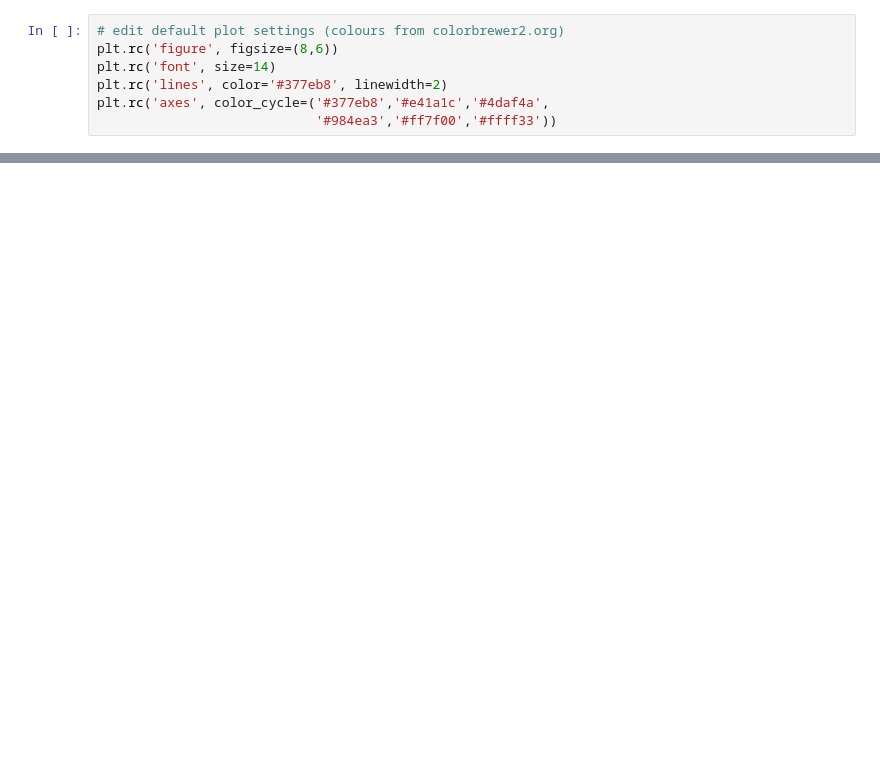
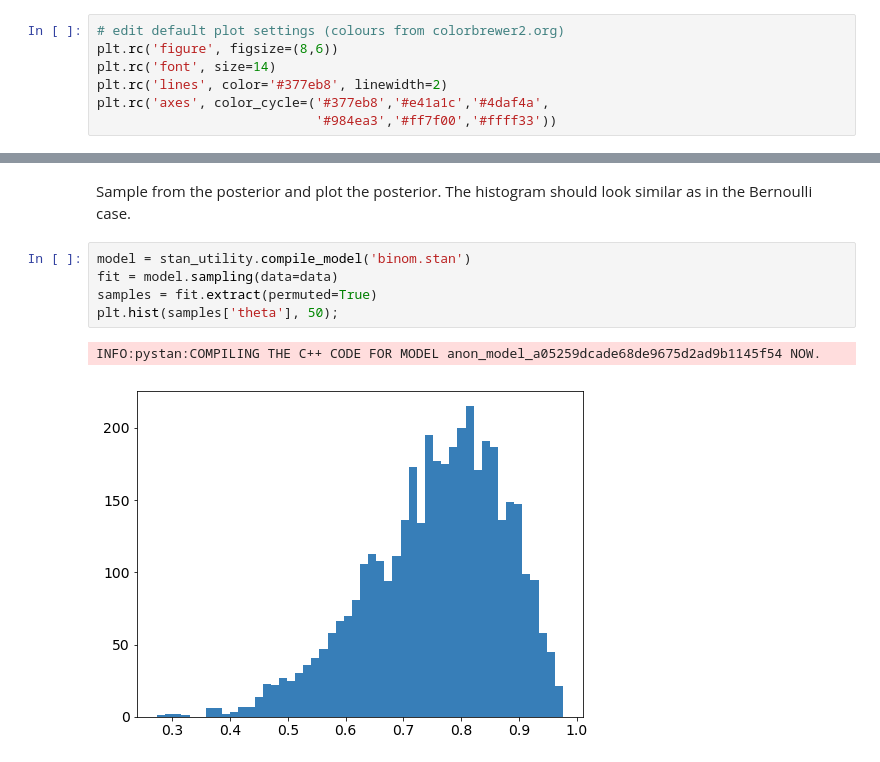
Before and after one commit to avehtari/BDA_py_demos, a Jupyter notebook: demos_pystan/pystan_demo.ipynb, the cells around one changed output, grey strips where cells are left out. Drawn from its saved outputs; the diff is of its cells as text; blank space fills up the shorter version.

```diff
--- a/demos_pystan/pystan_demo.ipynb
+++ b/demos_pystan/pystan_demo.ipynb
@@ -686,0 +103,10 @@ Matrix of probabilities that one mu is larger than other:
+# %% [markdown]
+Sample from the posterior and plot the posterior. The histogram should look similar as in the Bernoulli case.
+# %%
+model = stan_utility.compile_model('binom.stan')
+fit = model.sampling(data=data)
+samples = fit.extract(permuted=True)
+plt.hist(samples['theta'], 50);
+# %% [output]
+INFO:pystan:COMPILING THE C++ CODE FOR MODEL anon_model_a05259dcade68de9675d2ad9b1145f54 NOW.
+[figure, added]
```
Also changed, not shown: parts of 108 cells of this notebook, 10 other files.
